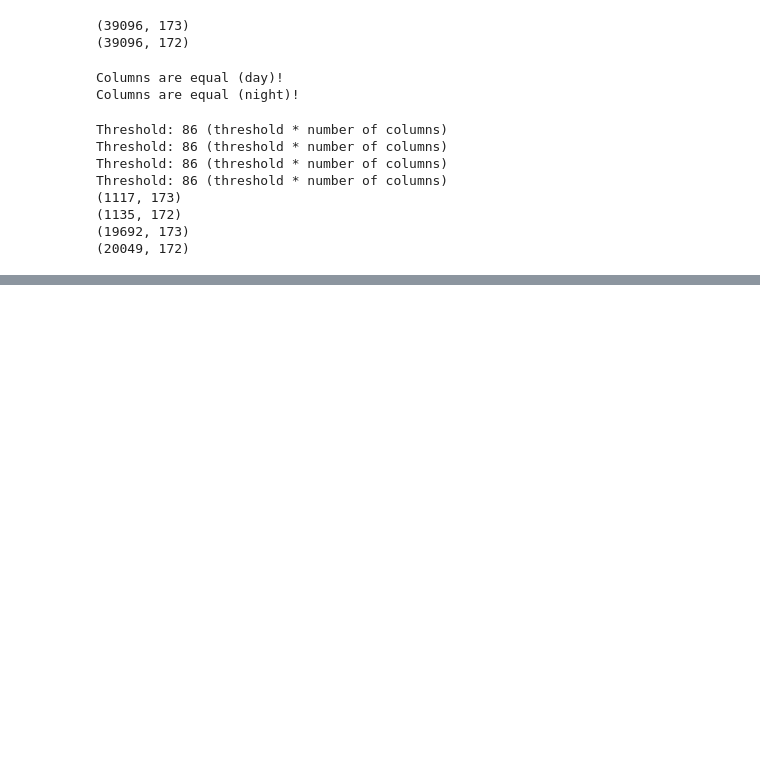
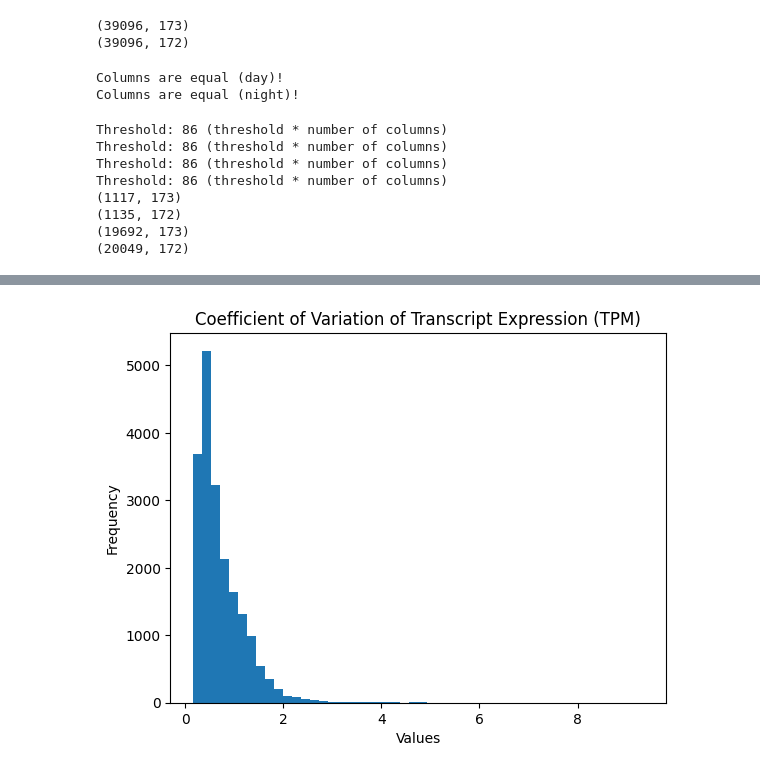
Before and after one commit to SantosRAC/maize_microbiome_transcriptomics, a Jupyter notebook: correlations_rnaseq_metataxonomics/expr_otus_correlations.ipynb, the cells around one changed output, grey strips where cells are left out. Cells and saved outputs as stored; diff of their text form; code cells hidden in the pictures; blank space fills up the shorter version.

```diff
--- a/correlations_rnaseq_metataxonomics/expr_otus_correlations.ipynb
+++ b/correlations_rnaseq_metataxonomics/expr_otus_correlations.ipynb
@@ -18,12 +18,12 @@ The matrix that will be used corresponds to the OTU table generated by Dr. Walla
 File `0_kremling_expression_key.txt` from the publication FigShare has association of identifiers between samples.
 The NCBI SRA records have associations between the unique identifiers in each dataset (RNAseq or 16S) and the associations with the SRA unique identifiers.
 # %%
-kremling_expression_key = '/media/renato/SSD1TB/Repositories/maize_microbiome_transcriptomics/correlations_rnaseq_metataxonomics/0_kremling_expression_key.txt'
-sra_run_table_16s = '/media/renato/SSD1TB/Repositories/maize_microbiome_transcriptomics/16S_wallace2018/SraRunInfo_Wallace_etal_2018.csv'
-sra_run_table_rnaseq = '/media/renato/SSD1TB/Repositories/maize_microbiome_transcriptomics/rnaseq_kremling2018/run_info/SraRunInfo_Kremling_etal_2018.csv'
-#kremling_expression_key = '/home/rsantos/Repositories/maize_microbiome_transcriptomics/correlations_rnaseq_metataxonomics/0_kremling_expression_key.txt'
-#sra_run_table_16s = '/home/rsantos/Repositories/maize_microbiome_transcriptomics/16S_wallace2018/SraRunInfo_Wallace_etal_2018.csv'
-#sra_run_table_rnaseq = '/home/rsantos/Repositories/maize_microbiome_transcriptomics/rnaseq_kremling2018/run_info/SraRunInfo_Kremling_etal_2018.csv'
+#kremling_expression_key = '/media/renato/SSD1TB/Repositories/maize_microbiome_transcriptomics/correlations_rnaseq_metataxonomics/0_kremling_expression_key.txt'
+#sra_run_table_16s = '/media/renato/SSD1TB/Repositories/maize_microbiome_transcriptomics/16S_wallace2018/SraRunInfo_Wallace_etal_2018.csv'
+#sra_run_table_rnaseq = '/media/renato/SSD1TB/Repositories/maize_microbiome_transcriptomics/rnaseq_kremling2018/run_info/SraRunInfo_Kremling_etal_2018.csv'
+kremling_expression_key = '/home/rsantos/Repositories/maize_microbiome_transcriptomics/correlations_rnaseq_metataxonomics/0_kremling_expression_key.txt'
+sra_run_table_16s = '/home/rsantos/Repositories/maize_microbiome_transcriptomics/16S_wallace2018/SraRunInfo_Wallace_etal_2018.csv'
+sra_run_table_rnaseq = '/home/rsantos/Repositories/maize_microbiome_transcriptomics/rnaseq_kremling2018/run_info/SraRunInfo_Kremling_etal_2018.csv'
 
 dict_wallace_kremling_2018 = {}
 kremling_expression_key_dict = {}
@@ -129,8 +129,8 @@ for key in dict_wallace_kremling_2018:
 import pandas as pd
 
 # Importing expression data from Kremling et al. 2018 (TPM matrix on Maize v5 using Salmon after cleaning with TrimGalore)
-kremling_expression_v5 = pd.read_csv('/media/renato/SSD1TB/Projects/UGA_RACS/RNAseq/Salmon/Zma2_tpm_matrix.txt', sep='\t')
-#kremling_expression_v5 = pd.read_csv('/media/rsantos/4TB_drive/Projects/UGA_RACS/RNAseq/Salmon/Zma2_tpm_matrix.txt', sep='\t')
+#kremling_expression_v5 = pd.read_csv('/media/renato/SSD1TB/Projects/UGA_RACS/RNAseq/Salmon/Zma2_tpm_matrix.txt', sep='\t')
+kremling_expression_v5 = pd.read_csv('/media/rsantos/4TB_drive/Projects/UGA_RACS/RNAseq/Salmon/Zma2_tpm_matrix.txt', sep='\t')
 
 # Rename column and reset the index
 kremling_expression_v5.set_index('Name', inplace=True)
@@ -392,0 +441,18 @@ Threshold: 86 (threshold * number of columns)
+# %%
+# Calculate the coefficient of variation for each row
+kremling_expression_v5_day_renamed_zeros_filtered_cv = kremling_expression_v5_day_renamed_zeros_filtered.apply(lambda row: np.std(row) / np.mean(row), axis=1)
+kremling_expression_v5_night_renamed_zeros_filtered_cv = kremling_expression_v5_night_renamed_zeros_filtered.apply(lambda row: np.std(row) / np.mean(row), axis=1)
+# %%
+import matplotlib.pyplot as plt
+
+kremling_expression_v5_day_renamed_zeros_filtered_cv.plot.hist(bins=50)
+
+# Set the title and labels
+plt.title("Coefficient of Variation of Transcript Expression (TPM)")
+plt.xlabel("Values")
+plt.ylabel("Frequency")
+
+# Show the plot
+plt.show()
+# %% [output]
+[figure, added]
```
Also changed, not shown: parts of 12 cells of this notebook, 1 other file.
